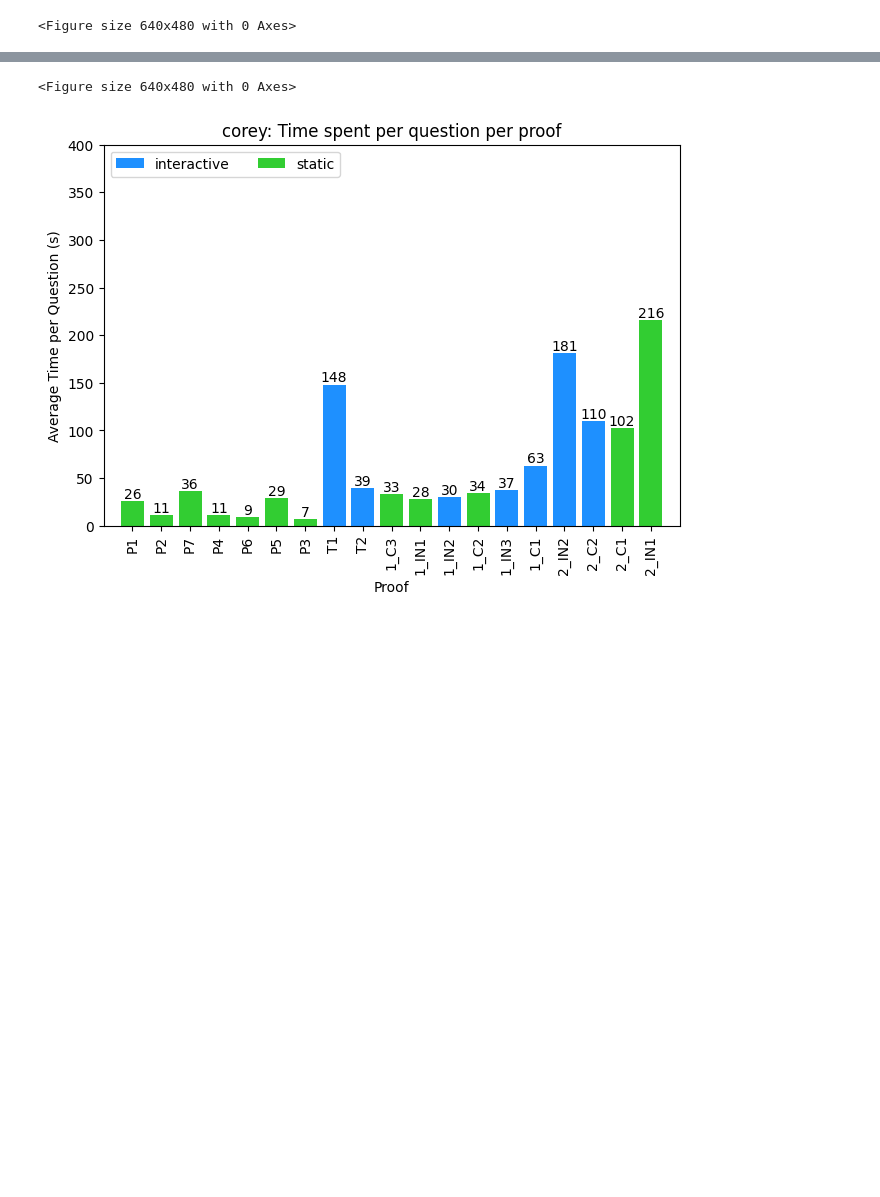
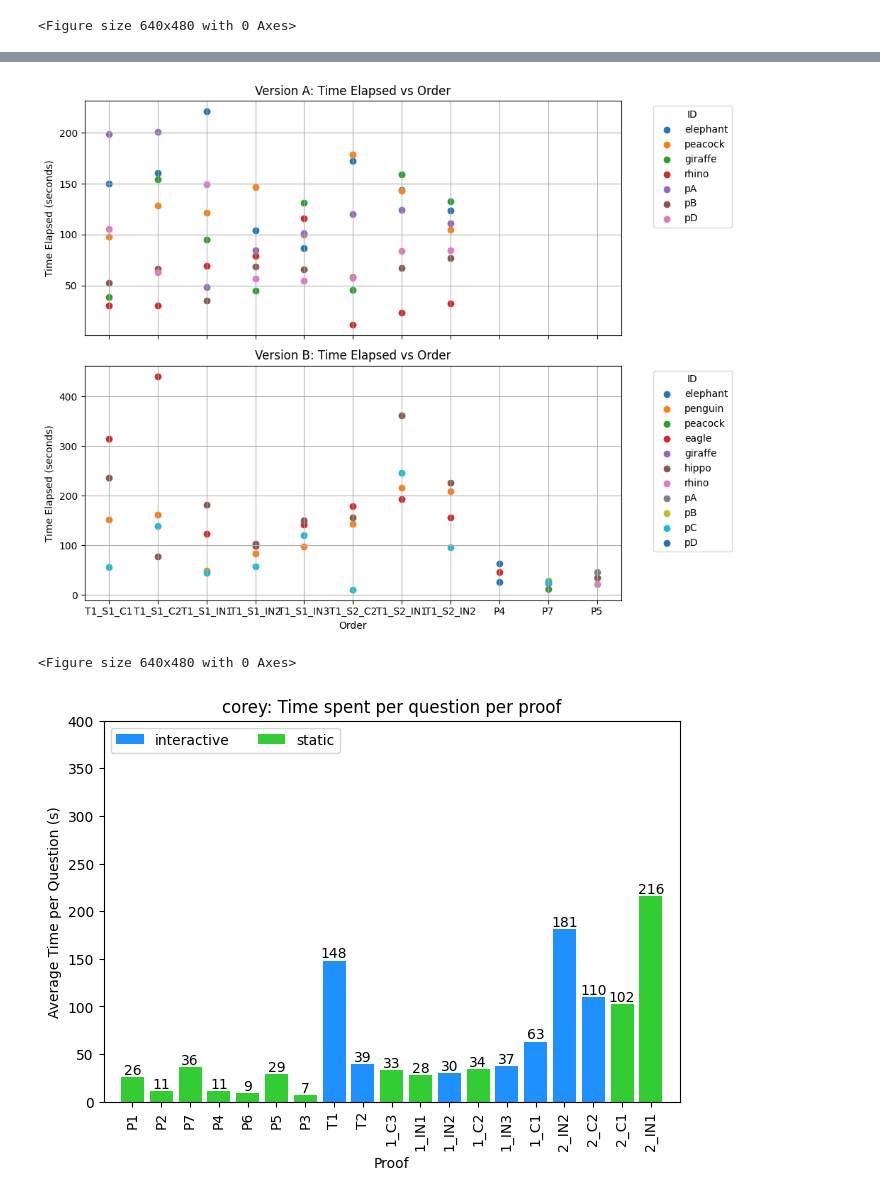
Before and after one commit to hsharriman/ender-scripts, a Jupyter notebook: plotting.ipynb, the cells around one changed output, grey strips where cells are left out. Cells and saved outputs as stored; diff of their text form; code cells hidden in the pictures; blank space fills up the shorter version.

```diff
--- a/plotting.ipynb
+++ b/plotting.ipynb
@@ -165,3 +157,49 @@ plt.show()
+# %%
+# Create a figure with two subplots
+fig, (ax1, ax2) = plt.subplots(2, 1, figsize=(10, 8), sharex=True)
+
+df_A = df[df['version'] == 'A']
+df_B = df[df['version'] == 'B']
+
+time_per_step = lambda df: df['time_elapsed'] / steps[df['proof'].values[0]]
+
+def aggregate_time(df):
+    questions_to_include = ['qID-0', 'qID-11']
+    df = df[df['question'].isin(questions_to_include)]
+
+    df_sum = df.groupby('proof', as_index=False).agg({'time_elapsed': 'sum', 'id': 'first', 'version': 'first'})
+    return df_sum
+
+# Plot for version A (Top subplot)
+for participant in df_A['id'].unique():
+    participant_data = df_A[df_A['id'] == participant]
+    participant_data = aggregate_time(participant_data)
+    ax1.scatter(participant_data['proof'], participant_data['time_elapsed'], label=participant, marker='o')
+
+ax1.set_title('Version A: Time Elapsed vs Order')
+ax1.set_ylabel('Time Elapsed (seconds)')
+ax1.legend(title='ID', bbox_to_anchor=(1.05, 1), loc='upper left')
+ax1.grid(True)
+
+# Plot for version B (Bottom subplot)
+for participant in df_B['id'].unique():
+    participant_data = df_B[df_B['id'] == participant]
+    participant_data = aggregate_time(participant_data)
+    ax2.scatter(participant_data['proof'], participant_data['time_elapsed'], label=participant, marker='o')
+
+ax2.set_title('Version B: Time Elapsed vs Order')
+ax2.set_xlabel('Order')
+ax2.set_ylabel('Time Elapsed (seconds)')
+ax2.legend(title='ID', bbox_to_anchor=(1.05, 1), loc='upper left')
+ax2.grid(True)
+
+# Adjust layout
+plt.tight_layout()
+
+# Show the plot
+plt.show()
+# %% [output]
+[figure, added]
 # %%
 plt.savefig(f'out/{participant}-time.png')
 # %% [output]
```
Also changed, not shown: parts of 8 cells of this notebook, 11 other files.
